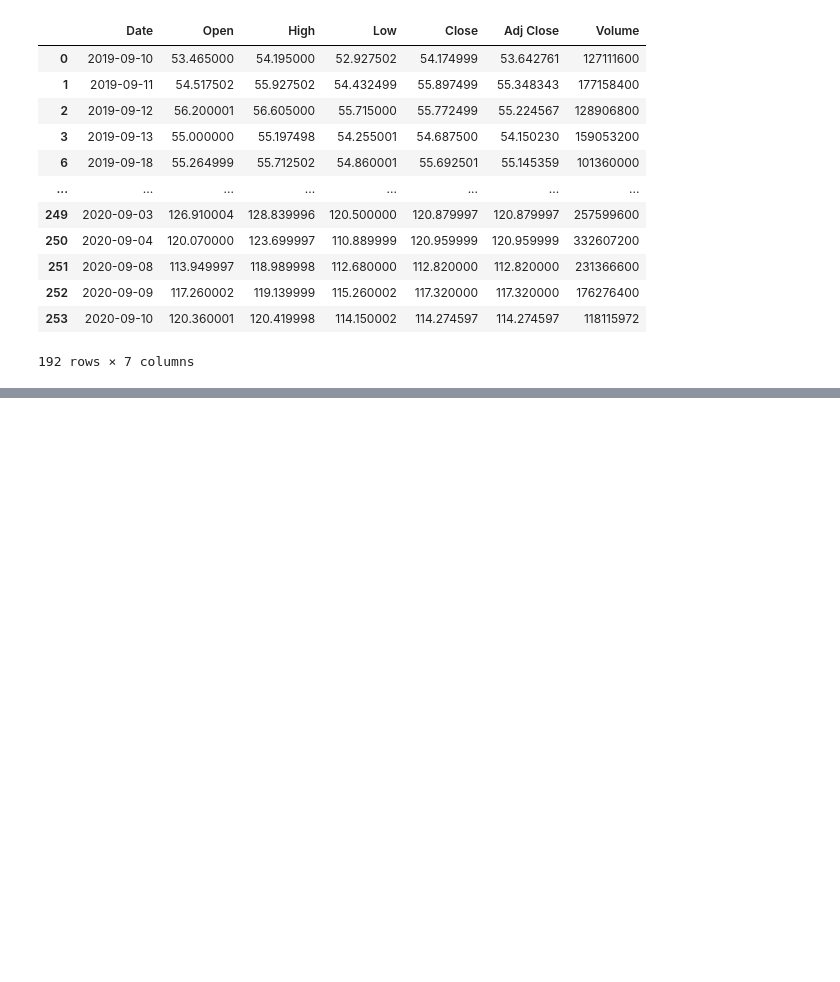
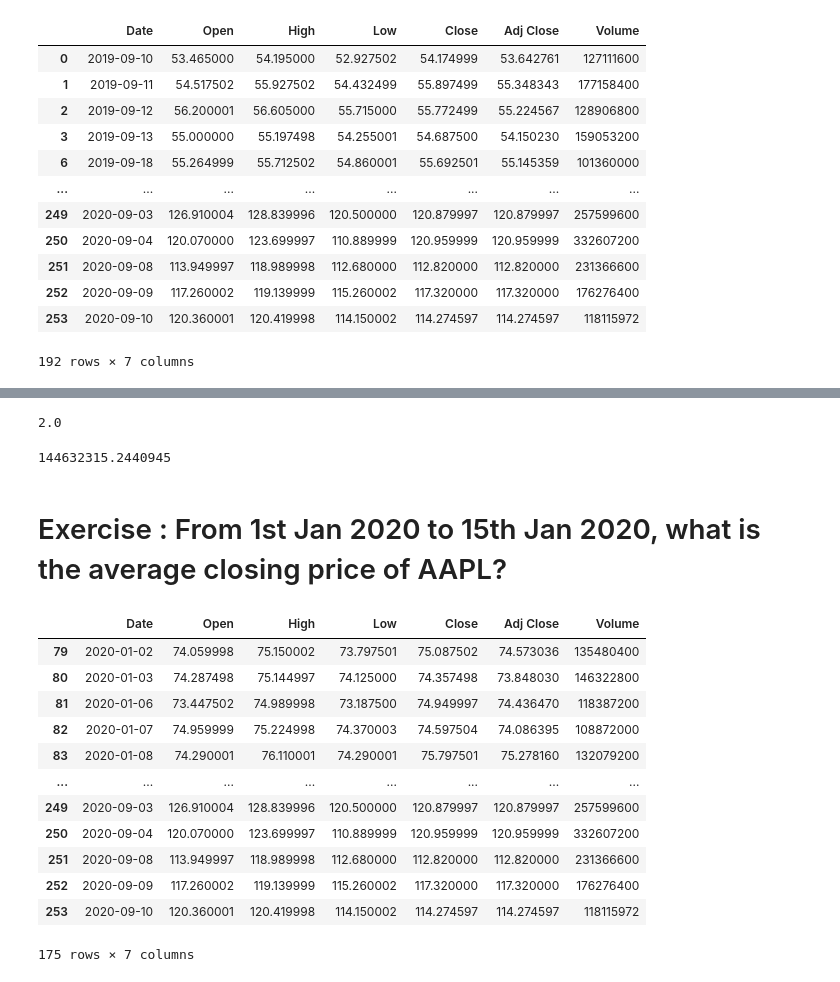
Before and after one commit to chanedwin/finance-data-analysis-python, a Jupyter notebook: notebooks/Notebook 2 - first look at python - AAPL.ipynb, the cells around one changed output, grey strips where cells are left out. Drawn from its saved outputs; the diff is of its cells as text; code cells hidden in the pictures; blank space fills up the shorter version.

```diff
--- a/notebooks/Notebook 2 - first look at python.ipynb
+++ b/notebooks/Notebook 2 - first look at python - AAPL.ipynb
@@ -114,0 +122,11 @@ Num
+# %%
+import numpy as np
+np.mean([1,2,3])
+# %% [output]
+2.0
+# %%
+np.mean(daily_df["Volume"].values)
+# %% [output]
+144632315.2440945
+# %% [markdown]
+# Exercise : From 1st Jan 2020 to 15th Jan 2020, what is the average closing price of AAPL?
@@ -114,0 +140,17 @@ Num
+# %%
+daily_df[daily_df["Date"]>"2020-01-01"]
+daily_df[daily_df["Date"]>"2020-01-01"]
+# %% [output]
+|  | Date | Open | High | Low | Close | Adj Close | Volume |
+| 79 | 2020-01-02 | 74.059998 | 75.150002 | 73.797501 | 75.087502 | 74.573036 | 135480400 |
+| 80 | 2020-01-03 | 74.287498 | 75.144997 | 74.125000 | 74.357498 | 73.848030 | 146322800 |
+| 81 | 2020-01-06 | 73.447502 | 74.989998 | 73.187500 | 74.949997 | 74.436470 | 118387200 |
+| 82 | 2020-01-07 | 74.959999 | 75.224998 | 74.370003 | 74.597504 | 74.086395 | 108872000 |
+| 83 | 2020-01-08 | 74.290001 | 76.110001 | 74.290001 | 75.797501 | 75.278160 | 132079200 |
+| ... | ... | ... | ... | ... | ... | ... | ... |
+| 249 | 2020-09-03 | 126.910004 | 128.839996 | 120.500000 | 120.879997 | 120.879997 | 257599600 |
+| 250 | 2020-09-04 | 120.070000 | 123.699997 | 110.889999 | 120.959999 | 120.959999 | 332607200 |
+| 251 | 2020-09-08 | 113.949997 | 118.989998 | 112.680000 | 112.820000 | 112.820000 | 231366600 |
+| 252 | 2020-09-09 | 117.260002 | 119.139999 | 115.260002 | 117.320000 | 117.320000 | 176276400 |
+| 253 | 2020-09-10 | 120.360001 | 120.419998 | 114.150002 | 114.274597 | 114.274597 | 118115972 |
+175 rows × 7 columns
```
Also changed, not shown: parts of 13 cells of this notebook, 1 other file.
